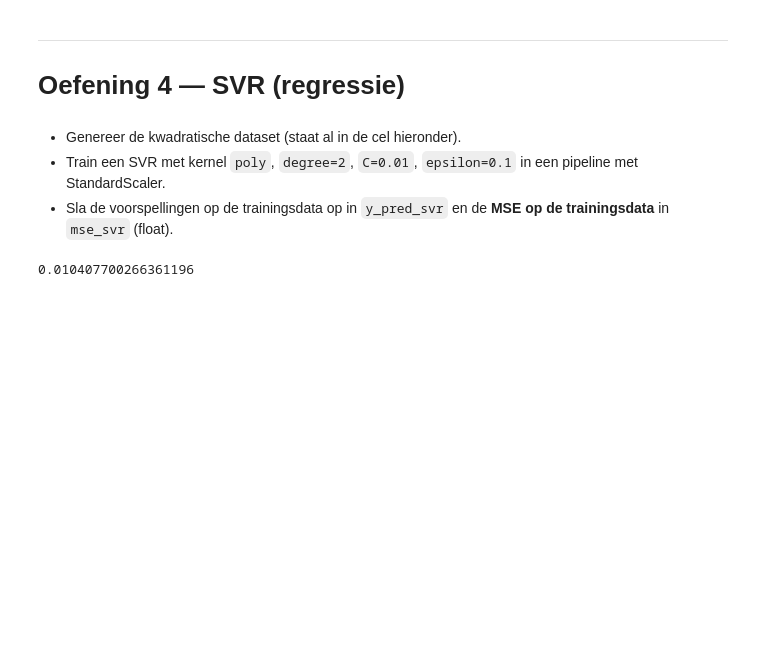
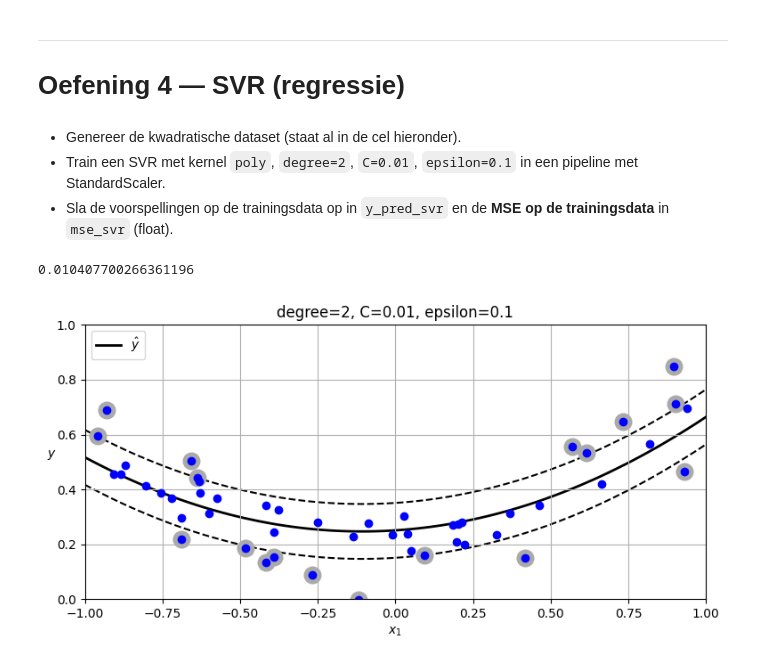
Before and after one commit to oleksandrtsyhanok/ML-Algo-student, a Jupyter notebook: exercises_with_checks/week02/svm_checkpoint_opgave.ipynb, the cells around one changed output. Cells and saved outputs as stored; diff of their text form; code cells hidden in the pictures; blank space fills up the shorter version.

```diff
--- a/exercises_with_checks/week02/svm_checkpoint_opgave.ipynb
+++ b/exercises_with_checks/week02/svm_checkpoint_opgave.ipynb
@@ -151,3 +158,41 @@ mse_svr = mean_squared_error(y, y_pred_svr)
 print(mse_svr)
 # %% [output]
 0.010407700266361196
+# %%
+
+import matplotlib.pyplot as plt
+
+def find_support_vectors(svm_reg, X, y):
+    y_pred = svm_reg.predict(X)
+    epsilon = svm_reg[-1].epsilon
+    off_margin = np.abs(y - y_pred) >= epsilon
+    return np.argwhere(off_margin)
+
+def plot_svm_regression(svm_reg, X, y, axes):
+    x1s = np.linspace(axes[0], axes[1], 100).reshape(100, 1)
+    y_pred = svm_reg.predict(x1s)
+    epsilon = svm_reg[-1].epsilon
+    plt.plot(x1s, y_pred, "k-", linewidth=2, label=r"$\hat{y}$", zorder=-2)
+    plt.plot(x1s, y_pred + epsilon, "k--", zorder=-2)
+    plt.plot(x1s, y_pred - epsilon, "k--", zorder=-2)
+    plt.scatter(X[svm_reg._support], y[svm_reg._support], s=180,
+                facecolors='#AAA', zorder=-1)
+    plt.plot(X, y, "bo")
+    plt.xlabel("$x_1$")
+    plt.legend(loc="upper left")
+    plt.axis(axes)
+
+svr_pipe._support = find_support_vectors(svr_pipe, X, y)
+
+fig, axes = plt.subplots(ncols=1, figsize=(9, 4), sharey=True)
+plt.sca(axes)
+plot_svm_regression(svr_pipe, X, y, [-1, 1, 0, 1])
+plt.title(f"degree={svr_pipe[-1].degree}, "
+          f"C={svr_pipe[-1].C}, "
+          f"epsilon={svr_pipe[-1].epsilon}")
+plt.ylabel("$y$", rotation=0)
+plt.grid()
+
+plt.show()
+# %% [output]
+[figure, added]
```
Also changed, not shown: parts of 2 cells of this notebook.
